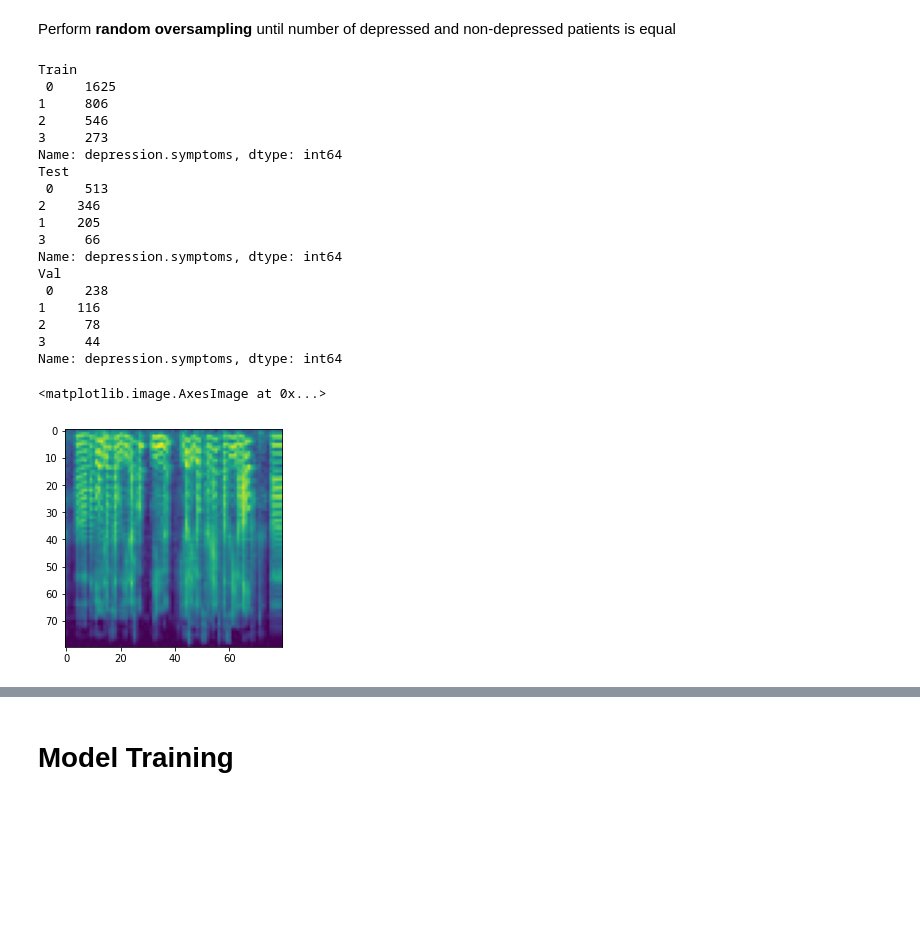
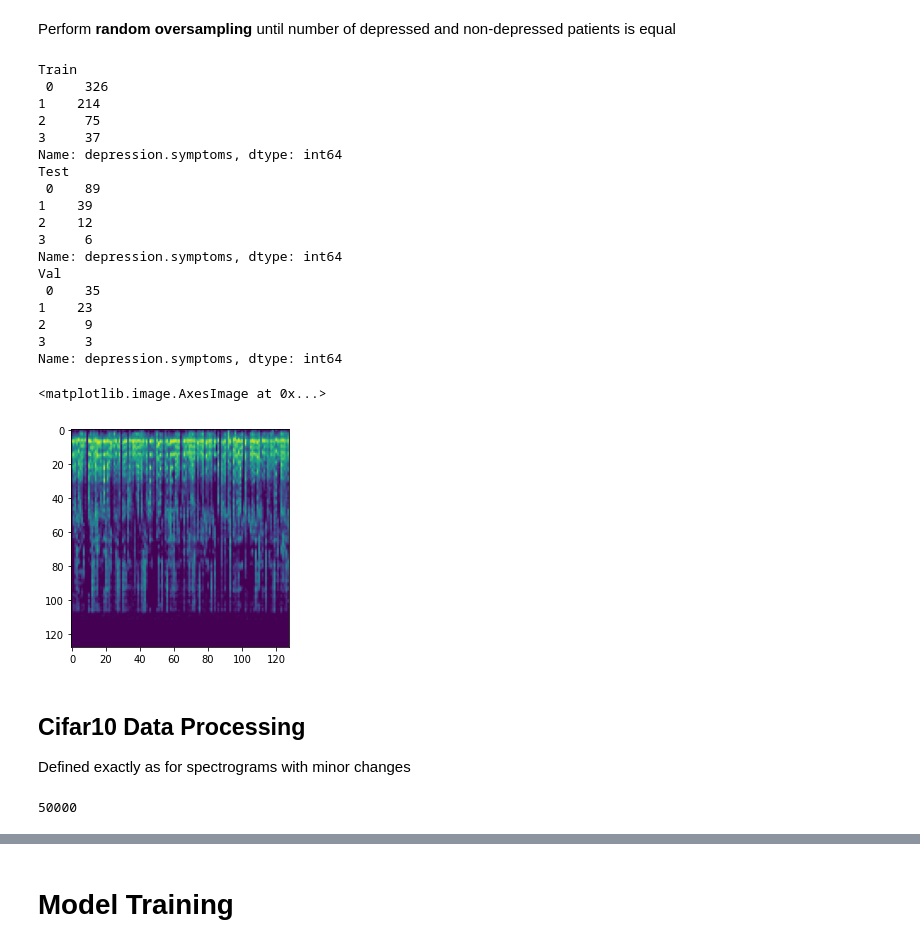
Before and after one commit to Sorooshi/Depression_Spectrograms, a Jupyter notebook: Notebooks/Spectrgogram_CNN.ipynb, the cells around one changed output, grey strips where cells are left out. Cells and saved outputs as stored; diff of their text form; code cells hidden in the pictures; blank space fills up the shorter version.

Commit message:
tried model with cifar10 dataset, moved most processing to a different notebook

```diff
--- a/Notebooks/Spectrgogram_CNN.ipynb
+++ b/Notebooks/Spectrgogram_CNN.ipynb
@@ -83,7 +96,8 @@ df.sex.replace(['female', 'male'], [0, 1], inplace=True)
 df.age.fillna(df.age.mean(), inplace=True)
 df['age'] = (df['age'] - df['age'].mean()) / df['age'].std()
 # %%
-def get_patient_audio(row, data_folder=os.path.join(DRIVE_PATH, 'wav files'), return_uncomplete=False):
+# def get_patient_audio(row, data_folder=os.path.join(DRIVE_PATH, 'wav files'), return_uncomplete=False):
+def get_patient_audio(row, data_folder='/content/psychiatric.disorders.ML/wav files', return_uncomplete=False):
     """
     Find patient's recordings
     """
@@ -96,5 +110,5 @@ def get_patient_audio(row, data_folder=os.path.join(DRIVE_PATH, 'wav files'), re
 
 df['audio'] = df.apply(get_patient_audio, axis=1)
 
-# exclude patients with num of recordings other than 3
-df = df[df.audio.apply(len) == 3]
+# exclude patients with no recordings
+df = df[df.audio.apply(len) > 0]
@@ -132,7 +150,9 @@ def get_domain_audio(row, domain):
             if file_name.find(topic) != -1:
                 files.append(file_name)
 
-    assert len(files) < 2
+    if len(files) > 1:
+        print(files)
+    # assert len(files) < 2
     return files[0] if len(files) else None
 
 
@@ -280,20 +217,20 @@ for df_label in [TRAIN, TEST, VAL]:
 # %% [markdown]
 Run to create train/test/val dataframes where **patients interfere**
 # %%
-from sklearn.model_selection import train_test_split
+# from sklearn.model_selection import train_test_split
 
-df_frag = df.copy()
-df_frag['audio.fragment'] = df_frag.apply(get_patient_fragments, axis=1)
+# df_frag = df.copy()
+# df_frag['audio.fragment'] = df_frag.apply(get_patient_fragments, axis=1)
 
-drop_cols = ['audio', 'audio.narrative', 'audio.story', 'audio.instruction']
-df_frag = df_frag.explode('audio.fragment', ignore_index=True).drop(drop_cols, axis=1)
+# drop_cols = ['audio', 'audio.narrative', 'audio.story', 'audio.instruction']
+# df_frag = df_frag.explode('audio.fragment', ignore_index=True).drop(drop_cols, axis=1)
 
-df_train_frag, df_test_frag = train_test_split(df_frag, test_size=0.2, stratify=df_frag['depression.symptoms'], random_state=SEED)
-df_train_frag, df_val_frag = train_test_split(df_train_frag, test_size=0.1, stratify=df_train_frag['depression.symptoms'], random_state=SEED)
+# df_train_frag, df_test_frag = train_test_split(df_frag, test_size=0.2, stratify=df_frag['depression.symptoms'], random_state=SEED)
+# df_train_frag, df_val_frag = train_test_split(df_train_frag, test_size=0.1, stratify=df_train_frag['depression.symptoms'], random_state=SEED)
 
-dataframes = dict(zip([TRAIN, TEST, VAL], [df_train_frag, df_test_frag, df_val_frag]))
-for df_label in [TRAIN, TEST, VAL]:
-    dataframes[df_label] = dataframes[df_label]
+# dataframes = dict(zip([TRAIN, TEST, VAL], [df_train_frag, df_test_frag, df_val_frag]))
+# for df_label in [TRAIN, TEST, VAL]:
+#     dataframes[df_label] = dataframes[df_label]
 # %% [markdown]
 Perform **random oversampling** until number of depressed and non-depressed patients is equal
 # %%
@@ -313,22 +250,22 @@ for domain, df_domain in dataframes.items():
     print(domain, '\n', df_domain['depression.symptoms'].value_counts())
 # %% [output]
 Train
- 0    1625
-1     806
-2     546
-3     273
+ 0    326
+1    214
+2     75
+3     37
 Name: depression.symptoms, dtype: int64
 Test
- 0    513
-2    346
-1    205
-3     66
+ 0    89
+1    39
+2    12
+3     6
 Name: depression.symptoms, dtype: int64
 Val
- 0    238
-1    116
-2     78
-3     44
+ 0    35
+1    23
+2     9
+3     3
 Name: depression.symptoms, dtype: int64
 # %%
 from torch.utils.data import Dataset
@@ -363,19 +300,19 @@ data_transforms = {
         transforms.Grayscale(),
         transforms.ToPILImage(),
         transforms.ToTensor(),
-        transforms.Resize((80, 80)),
+        transforms.Resize((128, 128)),
     ]),
     TEST: transforms.Compose([
         transforms.Grayscale(),
         transforms.ToPILImage(),
         transforms.ToTensor(),
-        transforms.Resize((80, 80)),
+        transforms.Resize((128, 128)),
     ]),
     VAL: transforms.Compose([
         transforms.Grayscale(),
         transforms.ToPILImage(),
         transforms.ToTensor(),
-        transforms.Resize((80, 80)),
+        transforms.Resize((128, 128)),
     ]),
 }
 
@@ -385,8 +322,8 @@ datasets = {
     VAL: AudioDataset(dataframes[VAL], 'spec_images', transform=data_transforms[VAL])
 }
 
-TRAIN_BATCH_SIZE = 8
-TEST_BATCH_SIZE = 16
+TRAIN_BATCH_SIZE = 4
+TEST_BATCH_SIZE = 64
 VAL_BATCH_SIZE = 64
 
 rng = torch.Generator().manual_seed(SEED)
@@ -404,10 +341,15 @@ dataset_sizes = {
 # %%
 import matplotlib.pyplot as plt
 
 it = iter(datasets[TRAIN])
 img = next(it)[0]
 img2 = next(it)[0]
-plt.imshow(transforms.ToPILImage()(img2))
+img3 = next(it)[0]
+plt.imshow(transforms.ToPILImage()(img3))
 # %% [output]
 <matplotlib.image.AxesImage at 0x...>
-[figure, old version]
+[figure, new version]
+# %% [markdown]
+## **Cifar10 Data Processing**
+
+Defined exactly as for spectrograms with minor changes
@@ -413,0 +358,4 @@ plt.imshow(transforms.ToPILImage()(img2))
+# %%
+len(trainset)
+# %% [output]
+50000
```
Also changed, not shown: parts of 24 cells of this notebook.
